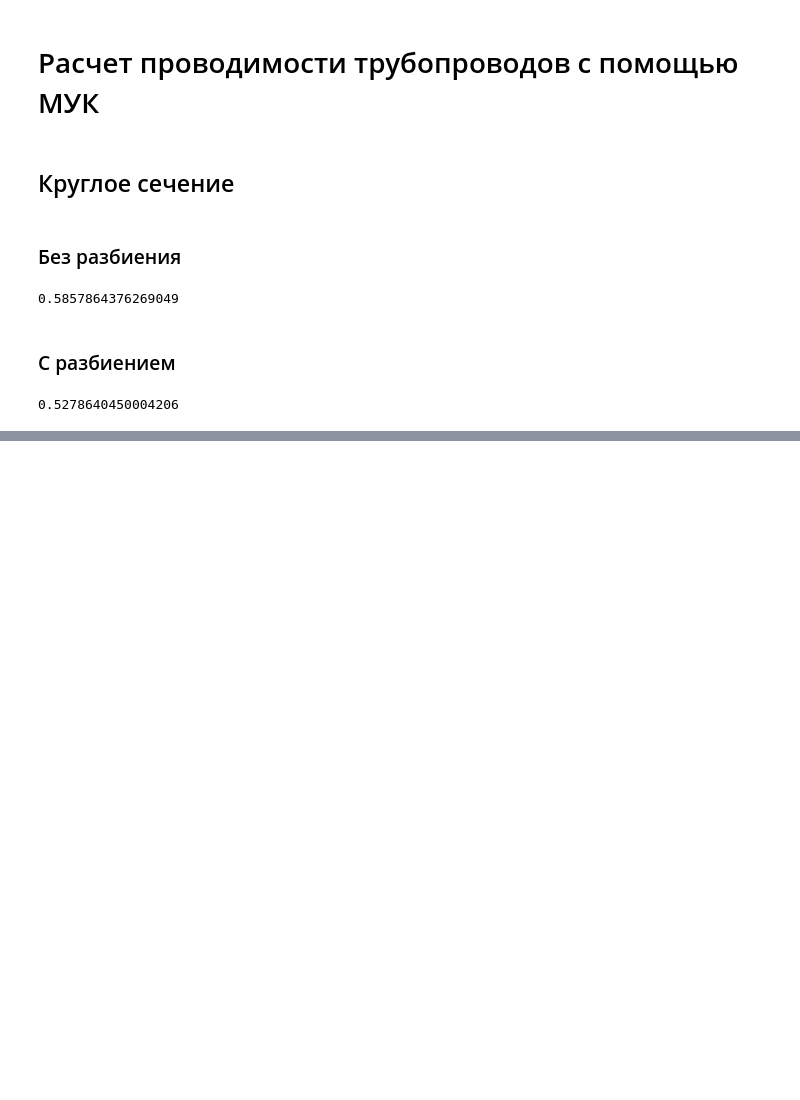
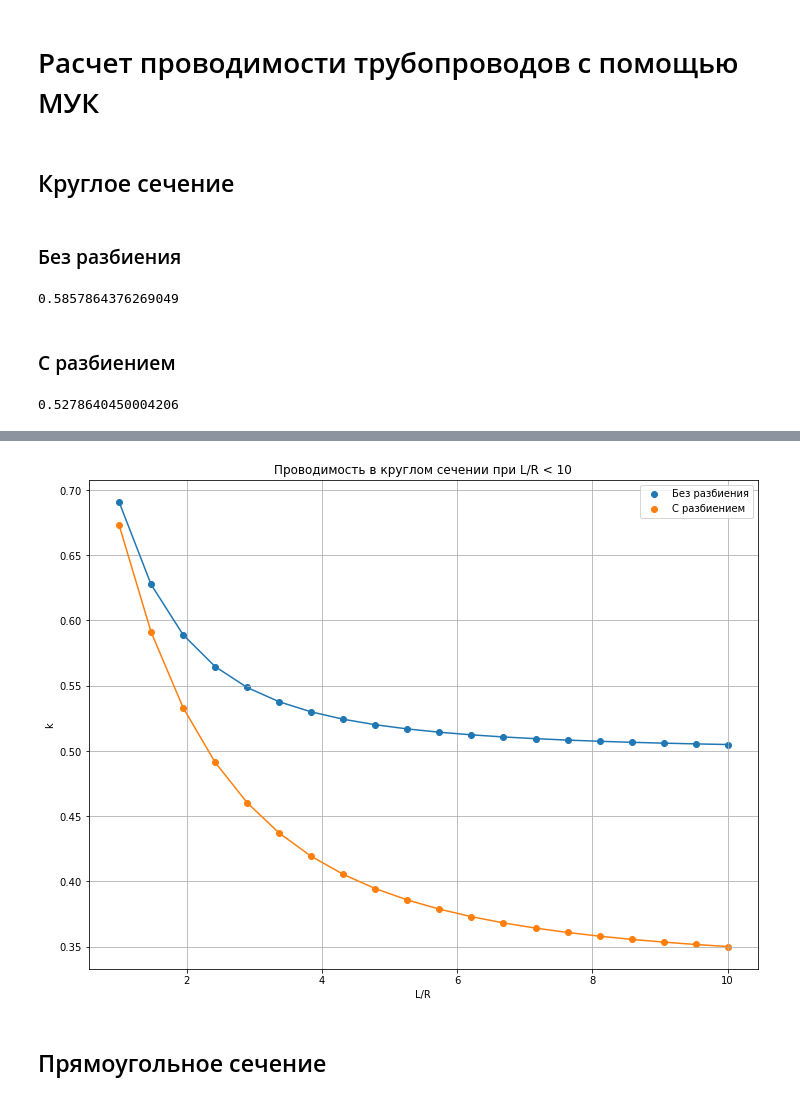
Before and after one commit to eprush/MethodOfAngularCoefficients, a Jupyter notebook: MAC.ipynb, the cells around one changed output, grey strips where cells are left out. Saved outputs shown, nothing was run; the diff lists cells and outputs as text; code cells hidden in the pictures; blank space fills up the shorter version.

```diff
--- a/MAC.ipynb
+++ b/MAC.ipynb
@@ -101,0 +111,6 @@ graph()
+# %%
+graph(1,10,20, "Проводимость в круглом сечении при L/R < 10", "L less then 10.png")
+# %% [output]
+[figure, added]
+# %% [markdown]
+## Прямоугольное сечение
```
Also changed, not shown: parts of 9 cells of this notebook, 3 other files.
